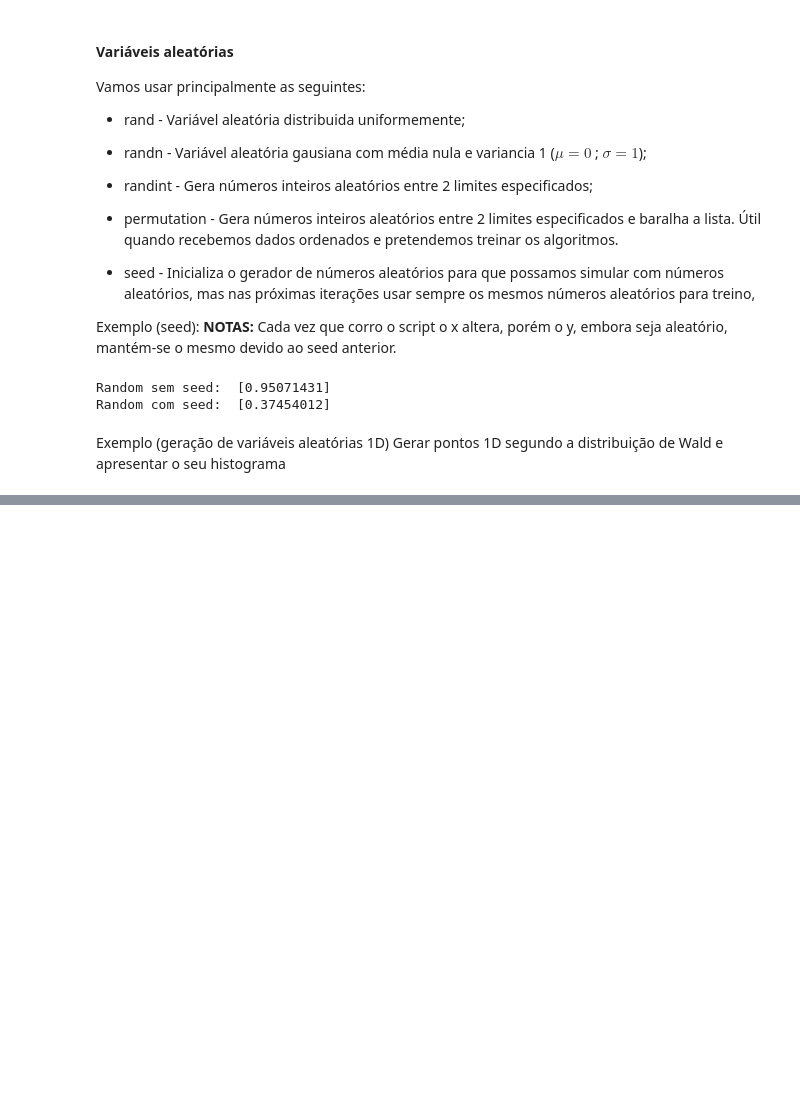
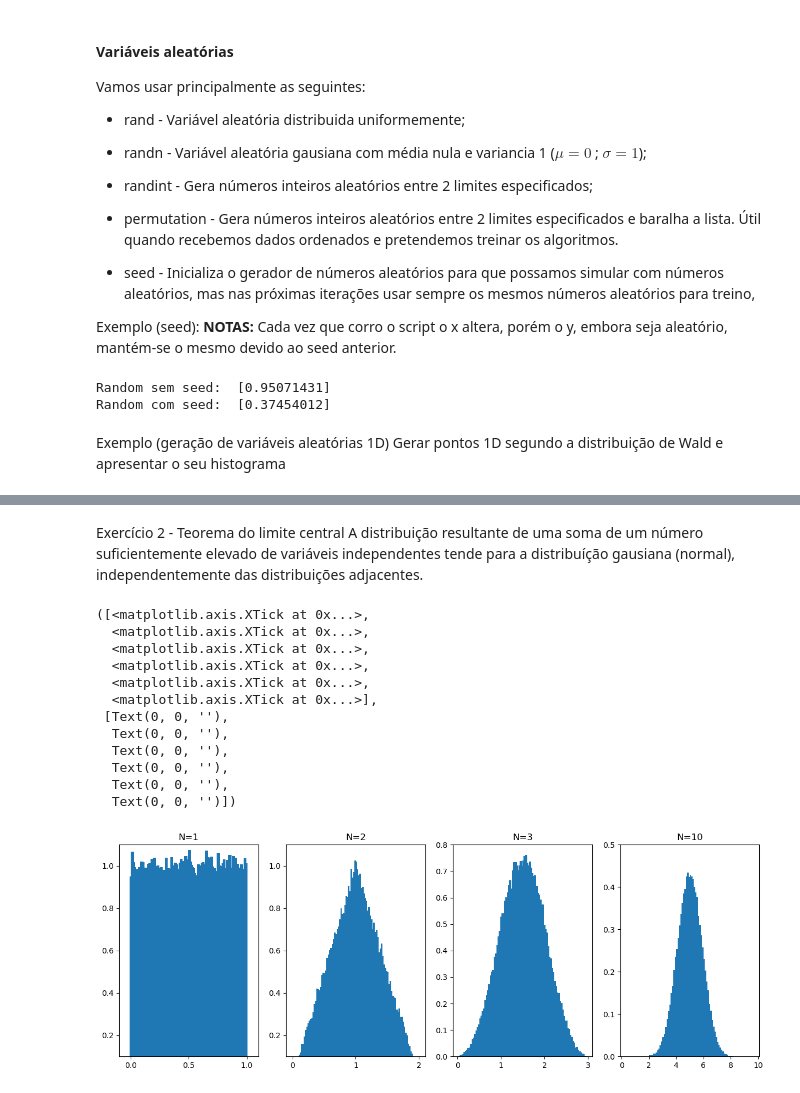
Before and after one commit to AnaSofOliveira/AA-22-23, a Jupyter notebook: Laboratorios/Lab1/Lab1.ipynb, the cells around one changed output, grey strips where cells are left out. Drawn from its saved outputs; the diff is of its cells as text; code cells hidden in the pictures; blank space fills up the shorter version.

```diff
--- a/Laboratorios/Lab1/Lab1.ipynb
+++ b/Laboratorios/Lab1/Lab1.ipynb
@@ -55,0 +66,62 @@ TypeError: the first argument to axis() must be an iterable of the form [xmin, x
+# %% [markdown]
+Exercício 2 - Teorema do limite central </br>
+A distribuição resultante de uma soma de um número suficientemente elevado de variáveis independentes tende para a distribuíção gausiana (normal), independentemente das distribuições adjacentes.
+# %%
+N = 100000
+
+x1 = rd.rand(N)
+x2 = np.sum(rd.rand(2, N), axis=0)
+x3 = np.sum(rd.rand(3, N), axis=0)
+x4 = np.sum(rd.rand(10, N), axis=0)
+
+plt.figure(figsize=(15,5))
+
+# histograma x1
+hx, b = np.histogram(x1, np.linspace(0, 1, 101), density=True)
+b = (b[1:] + b[:-1])/2.0
+plt.subplot(141)
+plt.axis([-0.1, 1.1, 0.1, 1.1])
+plt.title('N=1')
+plt.bar(b[0:100], hx, width=0.025)
+plt.xticks([0, 0.5, 1])
+
+# histograma x2
+hx, b = np.histogram(x2, np.linspace(0, 2, 101), density=True)
+b = (b[1:] + b[:-1])/2.0
+plt.subplot(142)
+plt.axis([-0.1, 2.1, 0.1, 1.1])
+plt.title('N=2')
+plt.bar(b[0:100], hx, width=0.025)
+plt.xticks(np.arange(3))
+
+# histograma x3
+hx, b = np.histogram(x3, np.linspace(0, 3, 101), density=True)
+b = (b[1:] + b[:-1])/2.0
+plt.subplot(143)
+plt.axis([-0.1, 3.1, 0, 0.8])
+plt.title('N=3')
+plt.bar(b[0:100], hx, width=0.05)
+plt.xticks(np.arange(4))
+
+# histograma x4
+hx, b = np.histogram(x4, np.linspace(0, 10, 101), density=True)
+b = (b[1:] + b[:-1])/2.0
+plt.subplot(144)
+plt.axis([-0.1, 10.1, 0, 0.5])
+plt.title('N=10')
+plt.bar(b[0:100], hx, width=0.1)
+plt.xticks(np.arange(0, 11, 2))
+# %% [output]
+([<matplotlib.axis.XTick at 0x...>,
+  <matplotlib.axis.XTick at 0x...>,
+  <matplotlib.axis.XTick at 0x...>,
+  <matplotlib.axis.XTick at 0x...>,
+  <matplotlib.axis.XTick at 0x...>,
+  <matplotlib.axis.XTick at 0x...>],
+ [Text(0, 0, ''),
+  Text(0, 0, ''),
+  Text(0, 0, ''),
+  Text(0, 0, ''),
+  Text(0, 0, ''),
+  Text(0, 0, '')])
+[figure, added]
```
Also changed, not shown: parts of 3 cells of this notebook.
